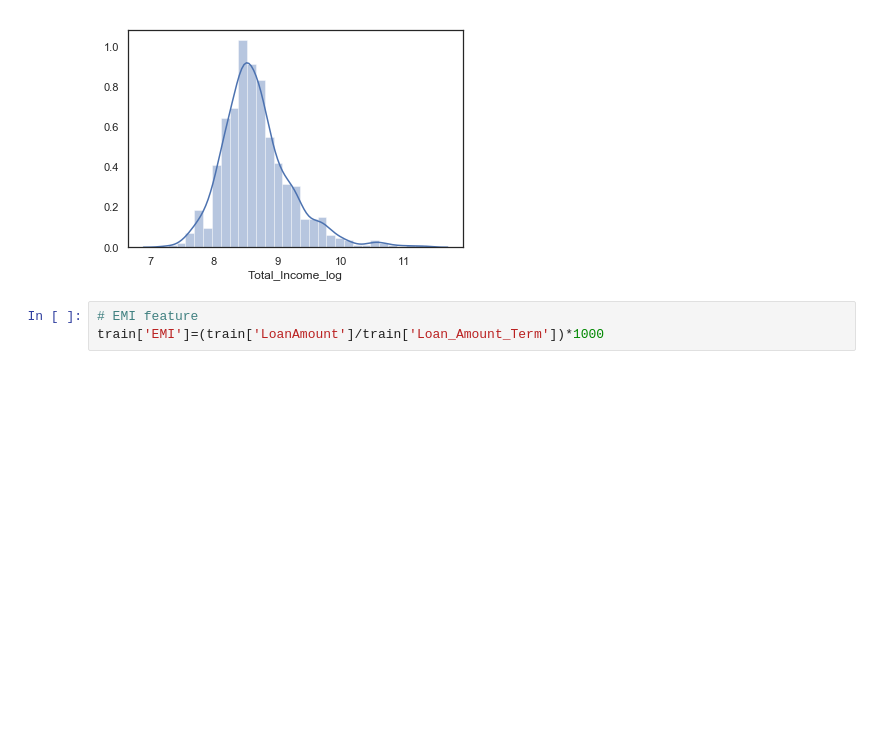
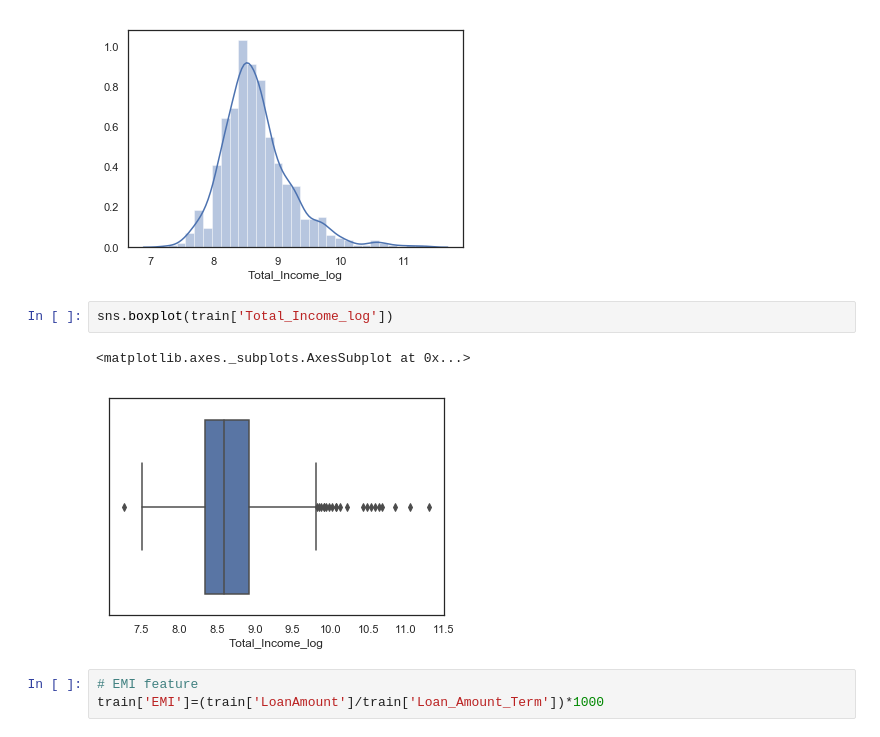
Before and after one commit to srikanthpragada/DS_06_MAY_2019, a Jupyter notebook: loan/loan_prediction.ipynb, the cells around one changed output. Drawn from its saved outputs; the diff is of its cells as text; blank space fills up the shorter version.

```diff
--- a/loan/loan_prediction.ipynb
+++ b/loan/loan_prediction.ipynb
@@ -798,6 +804,11 @@ train['Total_Income_log'] = np.log(train['Total_Income'])
 sns.distplot(train['Total_Income_log']);
 # %% [output]
 [figure]
+# %%
+sns.boxplot(train['Total_Income_log'])
+# %% [output]
+<matplotlib.axes._subplots.AxesSubplot at 0x...>
+[figure, added]
 # %%
 # EMI feature
 train['EMI']=(train['LoanAmount']/train['Loan_Amount_Term'])*1000
```
Also changed, not shown: parts of 23 cells of this notebook.
